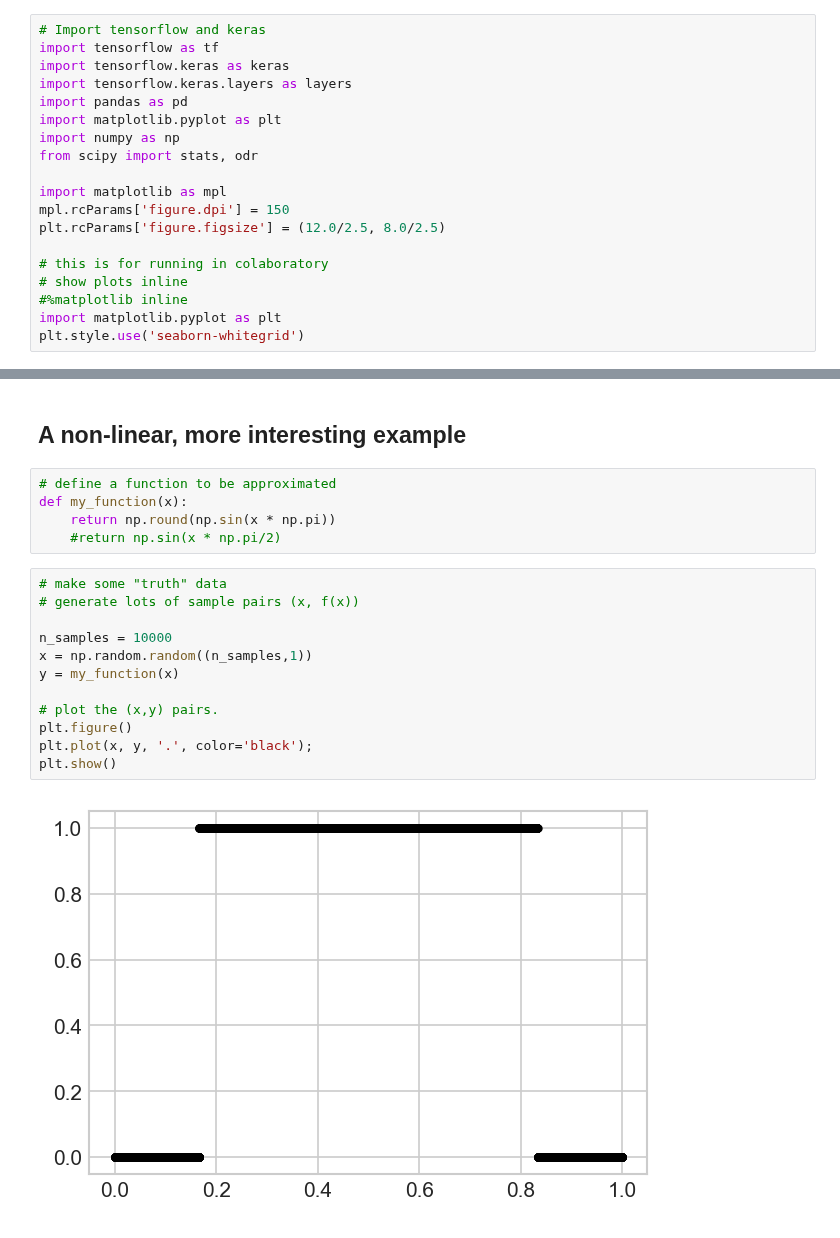
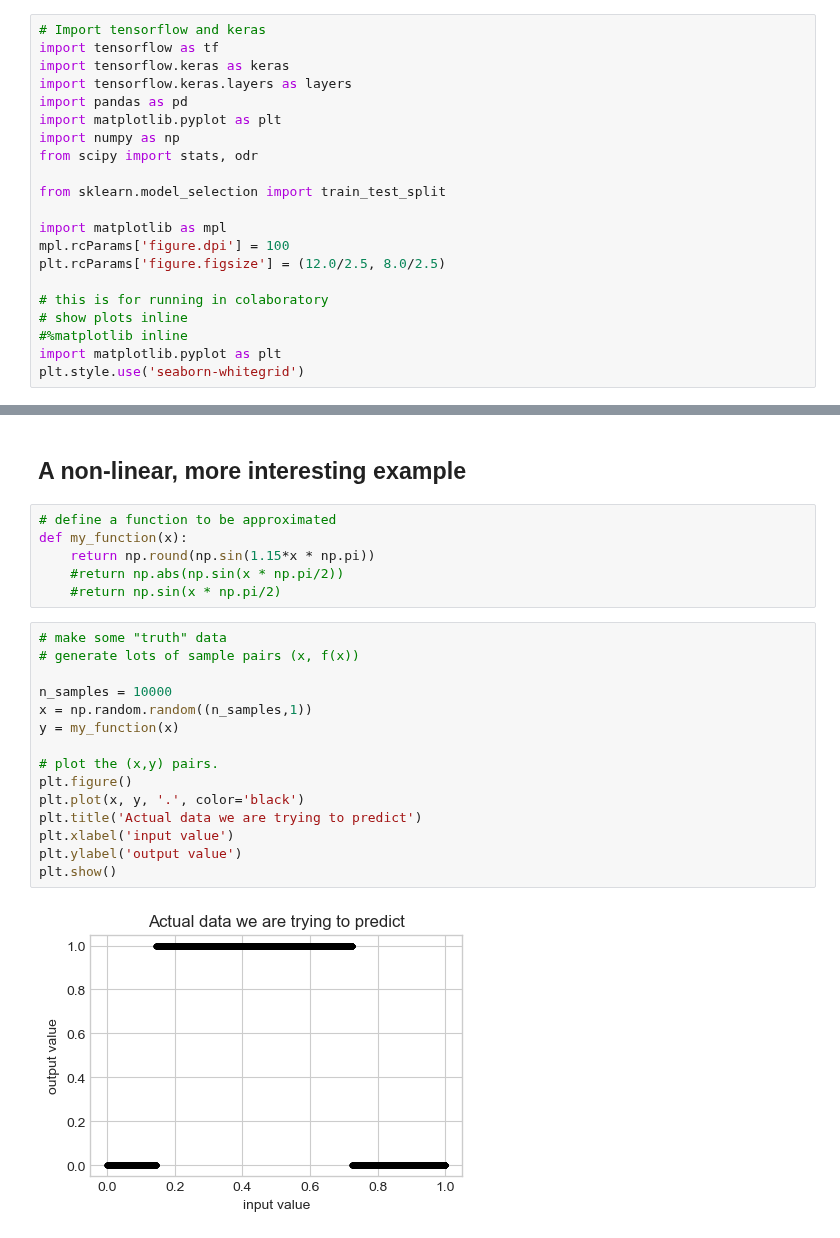
Before and after one commit to kjmayer/ats655-coursematerial, a Jupyter notebook: jupyter_notebooks/ann_basic_neural_network_training.ipynb, the cells around one changed output, grey strips where cells are left out. Cells and saved outputs as stored; diff of their text form.

```diff
--- a/jupyter_notebooks/ann_basic_neural_network_training.ipynb
+++ b/jupyter_notebooks/ann_basic_neural_network_training.ipynb
@@ -12,8 +12,10 @@ import matplotlib.pyplot as plt
 import numpy as np
 from scipy import stats, odr
 
+from sklearn.model_selection import train_test_split
+
 import matplotlib as mpl
-mpl.rcParams['figure.dpi'] = 150
+mpl.rcParams['figure.dpi'] = 100
 plt.rcParams['figure.figsize'] = (12.0/2.5, 8.0/2.5)
 
 # this is for running in colaboratory
@@ -138,22 +138,26 @@ dict_keys(['loss', 'mae', 'val_loss', 'val_mae'])
 # %%
 # define a function to be approximated
 def my_function(x):
-    return np.round(np.sin(x * np.pi))
+    return np.round(np.sin(1.15*x * np.pi))
+    #return np.abs(np.sin(x * np.pi/2))
     #return np.sin(x * np.pi/2)
 # %%
 # make some "truth" data
 # generate lots of sample pairs (x, f(x))
 
 n_samples = 10000
 x = np.random.random((n_samples,1))
 y = my_function(x)
 
 # plot the (x,y) pairs.
 plt.figure()
-plt.plot(x, y, '.', color='black');
+plt.plot(x, y, '.', color='black')
+plt.title('Actual data we are trying to predict')
+plt.xlabel('input value')
+plt.ylabel('output value')
 plt.show()
 # %% [output]
-[figure, old version]
+[figure, new version]
 # %%
 # Example: build a simple, fully-connected network
 # (aka multi-layer perceptron).
```
Also changed, not shown: parts of 15 cells of this notebook, 1 other file.
